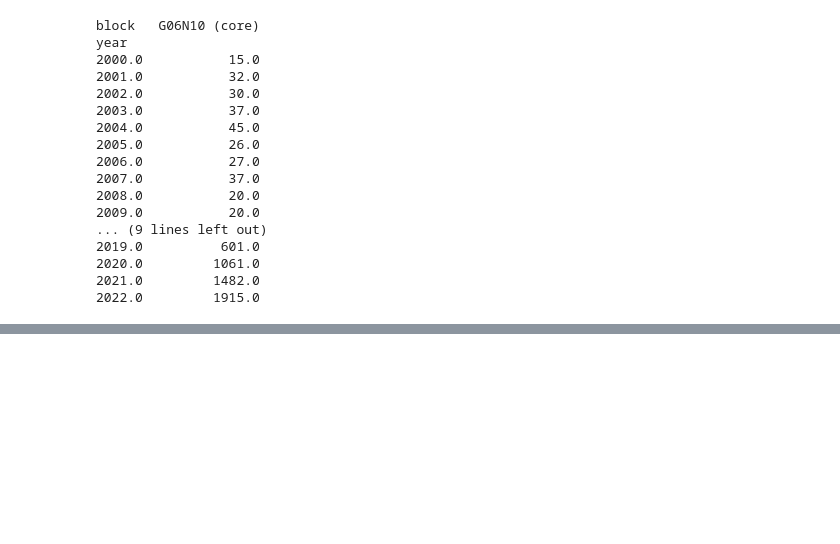
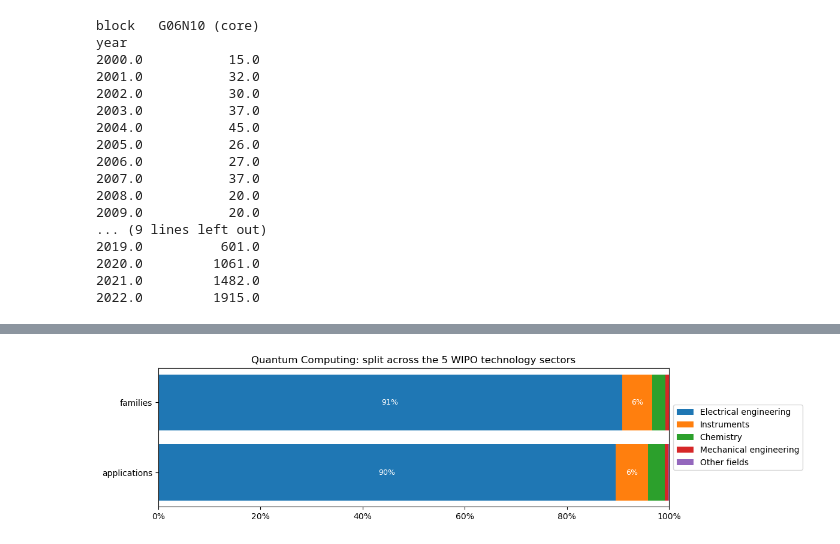
Before and after one commit to letiBri/PW---Quantum-Computing, a Jupyter notebook: notebooks/STEP1_general_description.ipynb, the cells around one changed output, grey strips where cells are left out. Saved outputs shown, nothing was run; the diff lists cells and outputs as text; code cells hidden in the pictures; blank space fills up the shorter version.

```diff
--- a/notebooks/STEP1_general_description.ipynb
+++ b/notebooks/STEP1_general_description.ipynb
@@ -887,0 +969,15 @@ year
+# %%
+field_names = patstat.df(
+    db.query(TLS901_TECHN_FIELD_IPC.techn_field_nr, TLS901_TECHN_FIELD_IPC.techn_field,
+             TLS901_TECHN_FIELD_IPC.techn_sector).distinct()
+).drop_duplicates("techn_field_nr")
+
+fields = (
+    pd.concat([fractional_by_techn_field(s) for s in SECTOR_SCOPES], ignore_index=True)
+    .merge(field_names, on="techn_field_nr", how="left")
+)
+
+techn_sector_counts = complete_years(fields).pivot_table(index="techn_sector", columns="level", values="n_frac",
+                                                         aggfunc="sum", fill_value=0)[list(LEVELS)]
+techn_sector_shares = share_table(techn_sector_counts)
+pct_format(techn_sector_shares)
@@ -887,0 +993,20 @@ year
+# %%
+# One bar per level, split into the 5 technology sectors (each bar = 100%)
+bars = techn_sector_shares.drop("Total").T
+
+fig, ax = plt.subplots(figsize=(11, 3))
+left = np.zeros(len(bars))
+for techn_sector in bars.columns:
+    values = bars[techn_sector].values
+    ax.barh([UNIT_LABEL[l] for l in bars.index], values, left=left, label=techn_sector)
+    for y, (x0, v) in enumerate(zip(left, values)):
+        if v >= 5:
+            ax.text(x0 + v / 2, y, f"{v:.0f}%", ha="center", va="center", color="white", fontsize=9)
+    left += values
+ax.set(title=f"{SECTOR_NAME}: split across the 5 WIPO technology sectors", xlim=(0, 100))
+ax.xaxis.set_major_formatter(PercentFormatter(100))
+ax.invert_yaxis()
+ax.legend(loc="center left", bbox_to_anchor=(1, 0.5))
+plt.show()
+# %% [output]
+[figure, added]
```
Also changed, not shown: parts of 20 cells of this notebook, 33 other files.
